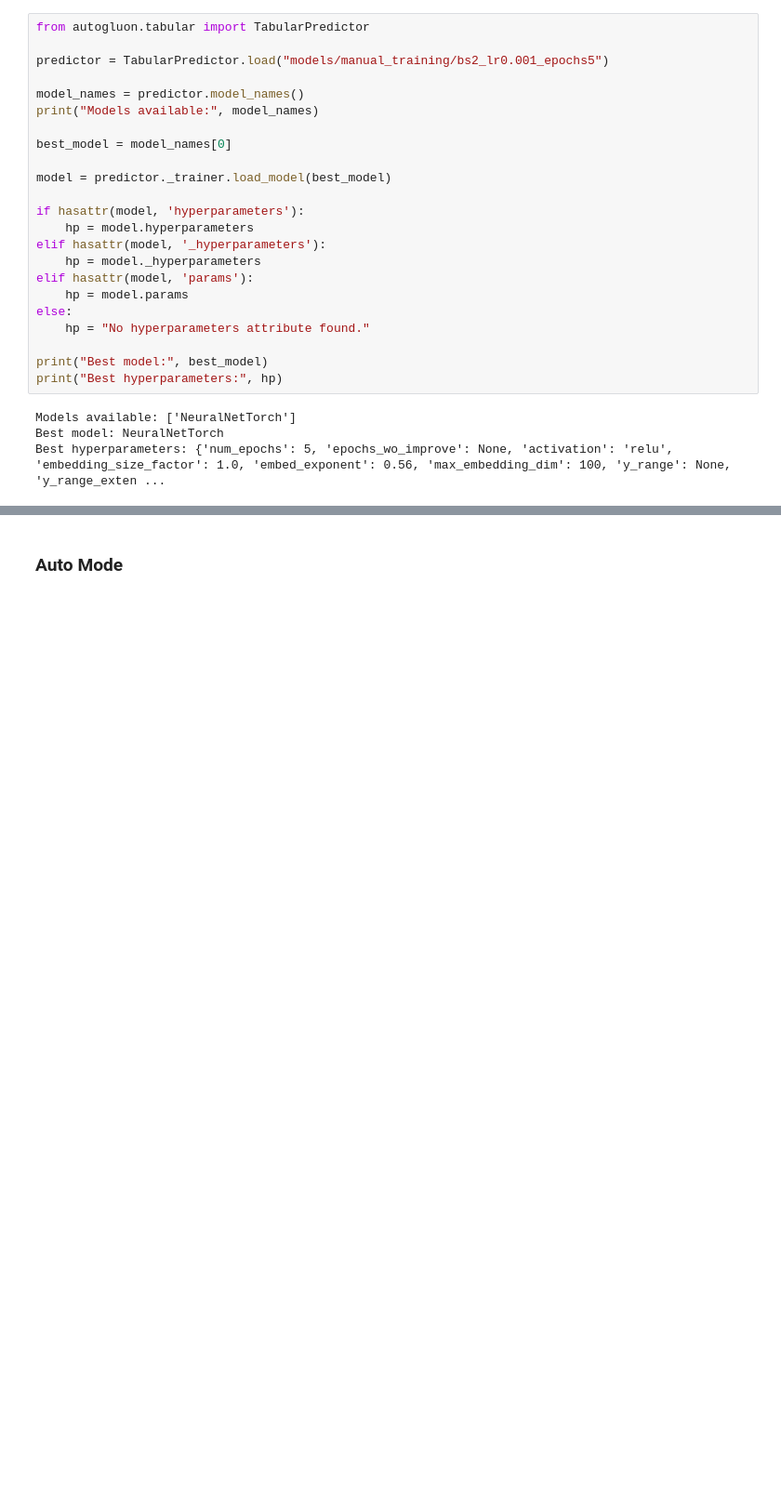
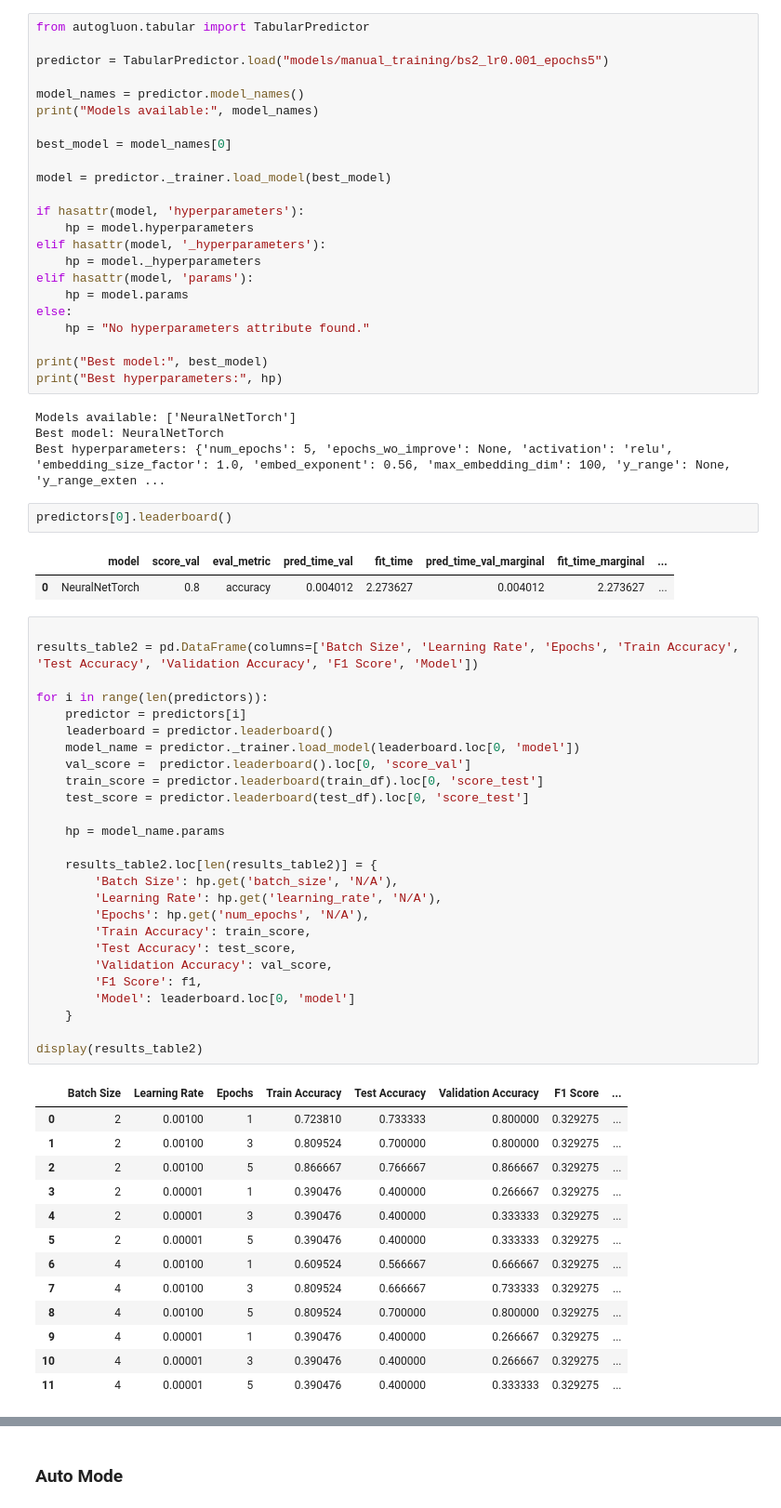
Before and after one commit to Soham-Gaonkar/STTAI-Assignment6-Reproducibility-and-HPO, a Jupyter notebook: section2.ipynb, the cells around one changed output, grey strips where cells are left out. Shown at 93% size. Cells and saved outputs as stored; diff of their text form; blank space fills up the shorter version.

```diff
--- a/section2.ipynb
+++ b/section2.ipynb
@@ -440,3 +440,48 @@ print("Best hyperparameters:", hp)
 Models available: ['NeuralNetTorch']
 Best model: NeuralNetTorch
 Best hyperparameters: {'num_epochs': 5, 'epochs_wo_improve': None, 'activation': 'relu', 'embedding_size_factor': 1.0, 'embed_exponent': 0.56, 'max_embedding_dim': 100, 'y_range': None, 'y_range_exten ...
+# %%
+predictors[0].leaderboard()
+# %% [output]
+|  | model | score_val | eval_metric | pred_time_val | fit_time | pred_time_val_marginal | fit_time_marginal | ... |
+| 0 | NeuralNetTorch | 0.8 | accuracy | 0.004012 | 2.273627 | 0.004012 | 2.273627 | ... |
+# %%
+
+results_table2 = pd.DataFrame(columns=['Batch Size', 'Learning Rate', 'Epochs', 'Train Accuracy', 'Test Accuracy', 'Validation Accuracy', 'F1 Score', 'Model'])
+
+for i in range(len(predictors)):
+    predictor = predictors[i]
+    leaderboard = predictor.leaderboard()
+    model_name = predictor._trainer.load_model(leaderboard.loc[0, 'model'])
+    val_score =  predictor.leaderboard().loc[0, 'score_val']
+    train_score = predictor.leaderboard(train_df).loc[0, 'score_test']
+    test_score = predictor.leaderboard(test_df).loc[0, 'score_test']
+
+    hp = model_name.params
+
+    results_table2.loc[len(results_table2)] = {
+        'Batch Size': hp.get('batch_size', 'N/A'),
+        'Learning Rate': hp.get('learning_rate', 'N/A'),
+        'Epochs': hp.get('num_epochs', 'N/A'),
+        'Train Accuracy': train_score,
+        'Test Accuracy': test_score,
+        'Validation Accuracy': val_score,
+        'F1 Score': f1,
+        'Model': leaderboard.loc[0, 'model']
+    }
+
+display(results_table2)
+# %% [output]
+|  | Batch Size | Learning Rate | Epochs | Train Accuracy | Test Accuracy | Validation Accuracy | F1 Score | ... |
+| 0 | 2 | 0.00100 | 1 | 0.723810 | 0.733333 | 0.800000 | 0.329275 | ... |
+| 1 | 2 | 0.00100 | 3 | 0.809524 | 0.700000 | 0.800000 | 0.329275 | ... |
+| 2 | 2 | 0.00100 | 5 | 0.866667 | 0.766667 | 0.866667 | 0.329275 | ... |
+| 3 | 2 | 0.00001 | 1 | 0.390476 | 0.400000 | 0.266667 | 0.329275 | ... |
+| 4 | 2 | 0.00001 | 3 | 0.390476 | 0.400000 | 0.333333 | 0.329275 | ... |
+| 5 | 2 | 0.00001 | 5 | 0.390476 | 0.400000 | 0.333333 | 0.329275 | ... |
+| 6 | 4 | 0.00100 | 1 | 0.609524 | 0.566667 | 0.666667 | 0.329275 | ... |
+| 7 | 4 | 0.00100 | 3 | 0.809524 | 0.666667 | 0.733333 | 0.329275 | ... |
+| 8 | 4 | 0.00100 | 5 | 0.809524 | 0.700000 | 0.800000 | 0.329275 | ... |
+| 9 | 4 | 0.00001 | 1 | 0.390476 | 0.400000 | 0.266667 | 0.329275 | ... |
+| 10 | 4 | 0.00001 | 3 | 0.390476 | 0.400000 | 0.266667 | 0.329275 | ... |
+| 11 | 4 | 0.00001 | 5 | 0.390476 | 0.400000 | 0.333333 | 0.329275 | ... |
```
Also changed, not shown: parts of 7 cells of this notebook.
